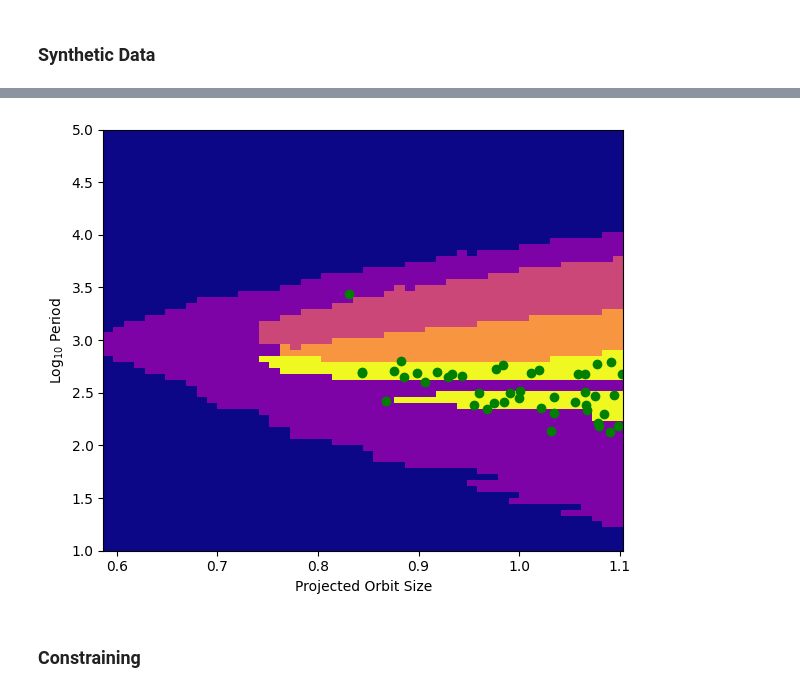
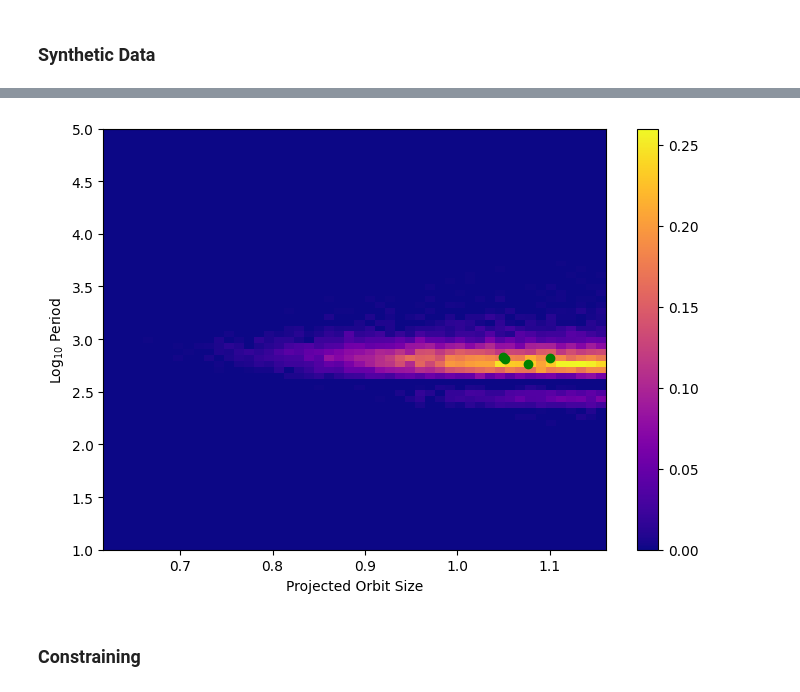
Before and after one commit to BenPennell/BrownDwarfProbabilities, a Jupyter notebook: SynthData.ipynb, the cells around one changed output, grey strips where cells are left out. Saved outputs shown, nothing was run; the diff lists cells and outputs as text; code cells hidden in the pictures.

```diff
--- a/SynthData.ipynb
+++ b/SynthData.ipynb
@@ -174,4 +175,4 @@ with open('./data/simple_data.json', 'r') as fp:
     synthdata = json.load(fp)["data"]
 # %%
-synthsampler = Sampler.popsampler(sc_cubes, synthdata[::2], [2,3,4.5], [0.045,0.08,0.13])
+synthsampler = Sampler.popsampler(sc_cubes, synthdata, [2,3,4], [0.045,0.08,0.13])
 # %%
@@ -188,5 +185,5 @@ plt.plot(synthsampler.sampler.get_log_prob(discard=1000, flat=True));
 # %%
-chain = synthsampler.sampler.get_chain(discard=500, flat=True)
+chain = synthsampler.sampler.get_chain(discard=1000, flat=True)
 fb = np.median(chain[:,0])
 grid = np.median(chain[:,1:], axis=0)
 # grid_probs = np.zeros(16)
@@ -392,14 +396,17 @@ def create_synthetic_data(object_count, catalogue, binary_fraction, m_lim=(0.017
 
     return outdata
 # %%
-synthdata = create_synthetic_data(5000, working_mdwarfs, 0.2)
+synthdata = create_synthetic_data(5000, mdwarfs, 0.2, 5, 3)
 outdata = dict()
 outdata["meta"] = dict()
 outdata["meta"]["metaparams"] = f"{0.2} Binary fraction, {5000} objects"
-outdata["meta"]["notes"] = "2025.12.09 flat in T and q, not in T/q bins. only T \in (1,5). Source catalogue: mdwarfs cut to 200pc"
+outdata["meta"]["notes"] = "2025.12.12 flat in q, T\inG(5,3). only T \in (1,8). Source catalogue: mdwarfs cut to 200pc"
 outdata["data"] = synthdata
-with open('./data/binarity_testing_data.json', 'w') as fp:
+with open('./data/binarity_testing_data_200pc_5_3.json', 'w') as fp:
     json.dump(outdata, fp)
+# %%
+with open('./data/binarity_testing_data_200pc.json', 'r') as fp:
+    synthdata = json.load(fp)["data"]
 # %%
 soltypes = np.zeros(len(synthdata), dtype=np.int8)
 for i in range(len(soltypes)):
@@ -440,24 +454,26 @@ plt.colorbar(cb);
 # %%
-fig, ax = plt.subplots(1,1, figsize=(6,5));
+SOLDEX = 4
+solution_type = [0,5,7,9,12][SOLDEX]
+fig, ax = plt.subplots(1,1, figsize=(7,5));
 plxs = list(sc_cubes["cube"].keys())
 ax.set_ylabel(r"$\text{Log}_{10}$ Period");
 lams = sc_cubes["meta"]["lambdas"][1]**(1/4)
 xrange = np.array((lams[0], lams[-1]))
 logps = np.log10(sc_cubes["meta"]["periods"])
 yrange = (logps[-1], logps[0])
 extent = [*xrange, *yrange]
 extent = [float(e) for e in extent]
 
-type_mask = sols == 12
-cb = ax.scatter(ls[type_mask]**(1/4), ps[type_mask], c="green");
-colorcube = np.argmax((sc_cubes["data"][plxs[1]] + sc_cubes["data"][plxs[2]])/2, axis=2)
-ax.imshow(colorcube, extent=extent, aspect="auto", cmap="plasma");
+type_mask = sols == solution_type
+ax.scatter(ls[type_mask]**(1/4), ps[type_mask], c="green");
+cb = ax.imshow((sc_cubes["data"][plxs[0]][:,:,SOLDEX] + sc_cubes["data"][plxs[1]][:,:,SOLDEX] + sc_cubes["data"][plxs[2]][:,:,SOLDEX])/3/250, extent=extent, aspect="auto", cmap="plasma");
 ax.invert_yaxis()
 ax.set_xlabel("Projected Orbit Size");
 fig.tight_layout()
 ax.set_ylim(top=5);
+plt.colorbar(cb);
 # %% [output]
-[figure, old version]
+[figure, new version]
 # %% [markdown]
 ### Constraining
 # %%
```
Also changed, not shown: parts of 68 cells of this notebook, 15 other files.
